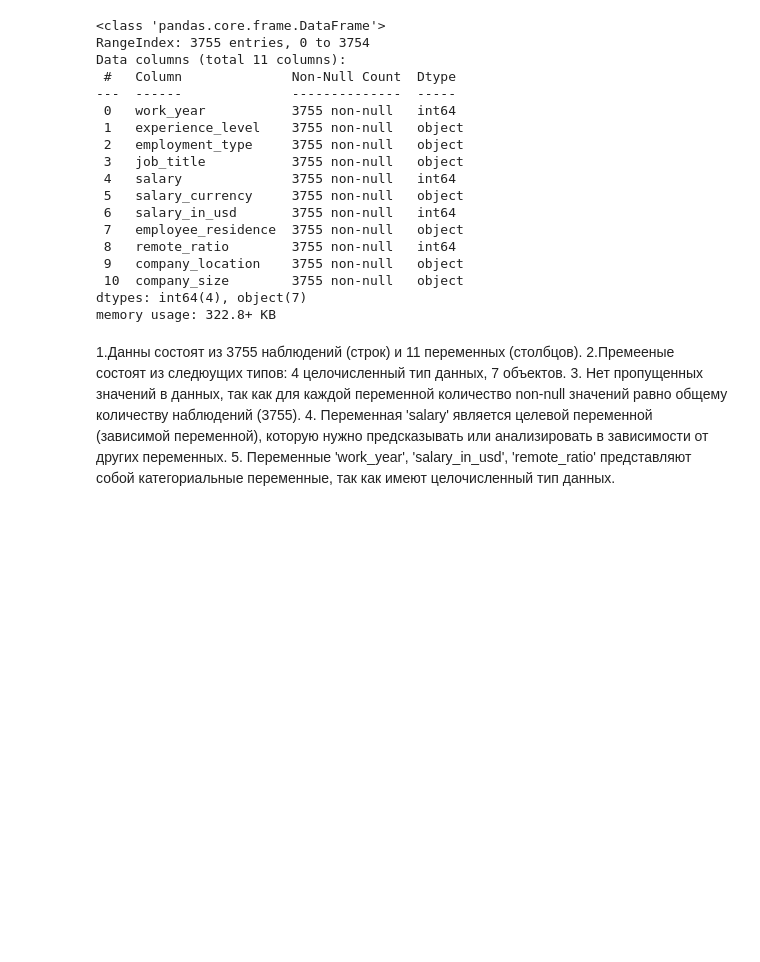
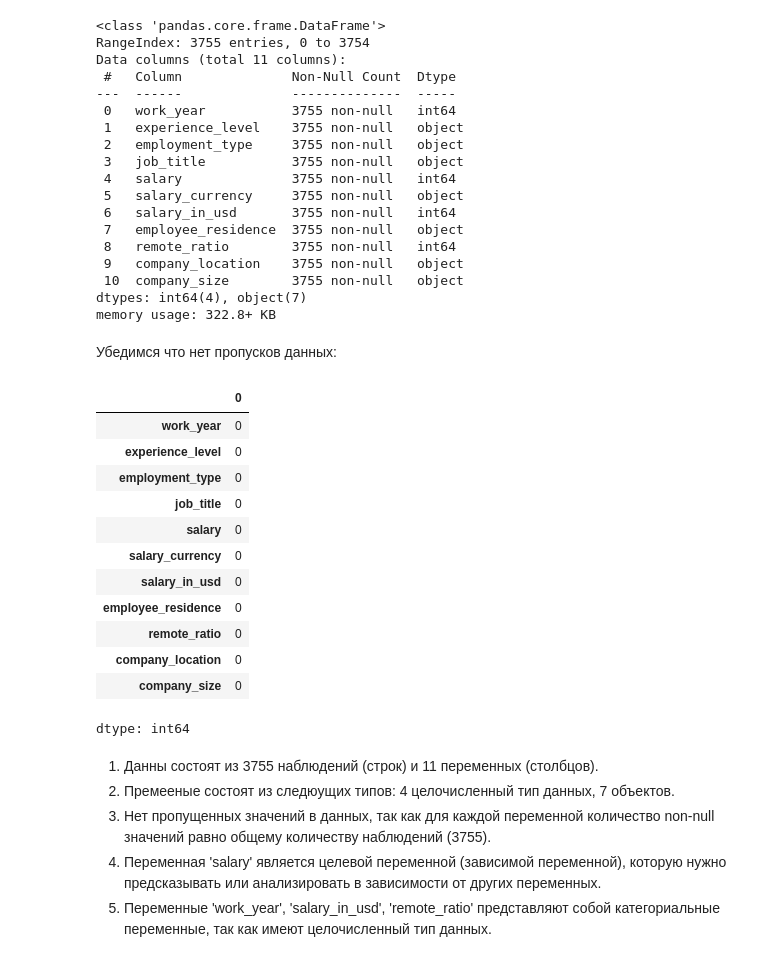
Before and after one commit to Dmitriy6655/-python-DS-ITOGOVAYA, a Jupyter notebook: sem_10_itog_HW.ipynb, the cells around one changed output. Cells and saved outputs as stored; diff of their text form; code cells hidden in the pictures; blank space fills up the shorter version.

```diff
--- a/sem_10_itog_HW.ipynb
+++ b/sem_10_itog_HW.ipynb
@@ -82,10 +113,28 @@ Data columns (total 11 columns):
  10  company_size        3755 non-null   object
 dtypes: int64(4), object(7)
 memory usage: 322.8+ KB
+# %% [markdown]
+Убедимся что нет пропусков данных:
+# %%
+ds_salaries.isna().sum()
+# %% [output]
+|  | 0 |
+| work_year | 0 |
+| experience_level | 0 |
+| employment_type | 0 |
+| job_title | 0 |
+| salary | 0 |
+| salary_currency | 0 |
+| salary_in_usd | 0 |
+| employee_residence | 0 |
+| remote_ratio | 0 |
+| company_location | 0 |
+| company_size | 0 |
+dtype: int64
 # %% [markdown]
-1.Данны состоят из 3755 наблюдений
+1. Данны состоят из 3755 наблюдений
 (строк) и 11 переменных (столбцов).
-2.Премееные состоят из следюущих типов: 4 целочисленный тип данных, 7 объектов.
+2. Премееные состоят из следюущих типов: 4 целочисленный тип данных, 7 объектов.
 3. Нет пропущенных значений в данных, так как для каждой переменной количество non-null значений равно общему количеству наблюдений (3755).
 4. Переменная 'salary' является целевой переменной (зависимой переменной), которую нужно предсказывать или анализировать в зависимости от других переменных.
 5. Переменные 'work_year', 'salary_in_usd', 'remote_ratio' представляют собой категориальные переменные, так как имеют целочисленный тип данных.
```
Also changed, not shown: parts of 14 cells of this notebook.
